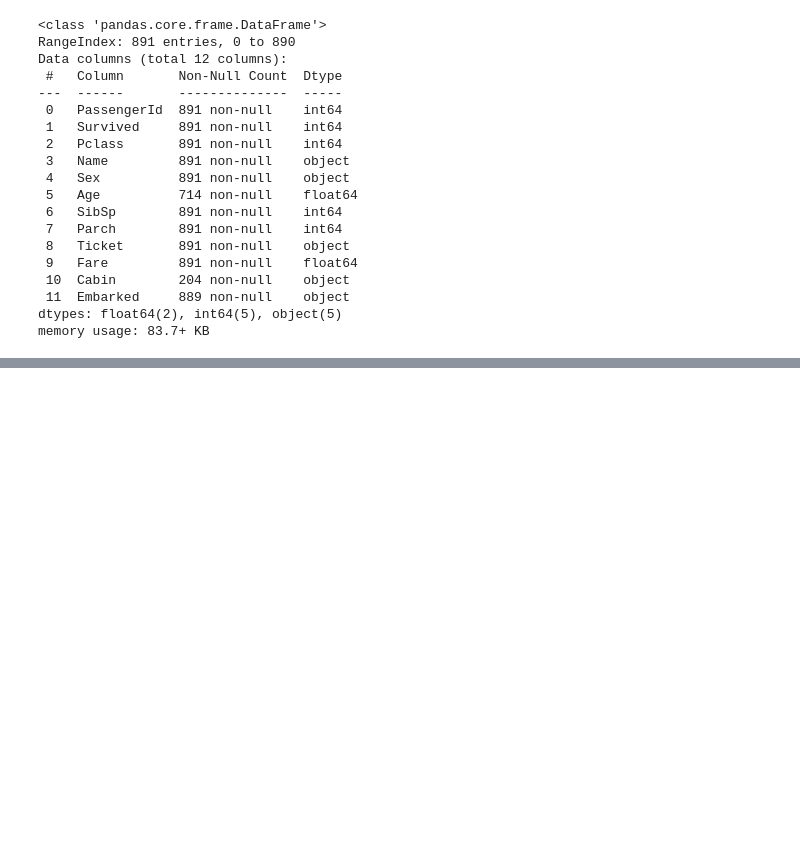
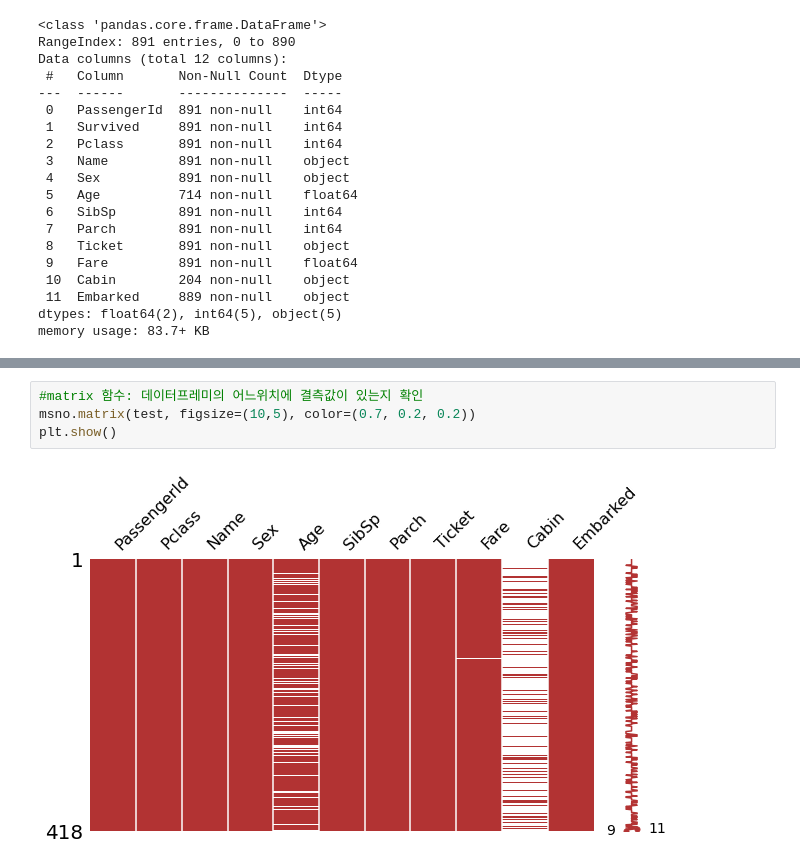
Before and after one commit to liz0904/ai_titanic, a Jupyter notebook: titanic_classification.ipynb, the cells around one changed output, grey strips where cells are left out. Saved outputs shown, nothing was run; the diff lists cells and outputs as text; blank space fills up the shorter version.

```diff
--- a/titanic_classification.ipynb
+++ b/titanic_classification.ipynb
@@ -74,0 +98,6 @@ memory usage: 83.7+ KB
+# %%
+#matrix 함수: 데이터프레미의 어느위치에 결측값이 있는지 확인
+msno.matrix(test, figsize=(10,5), color=(0.7, 0.2, 0.2))
+plt.show()
+# %% [output]
+[figure, added]
```
Also changed, not shown: parts of 2 cells of this notebook.
